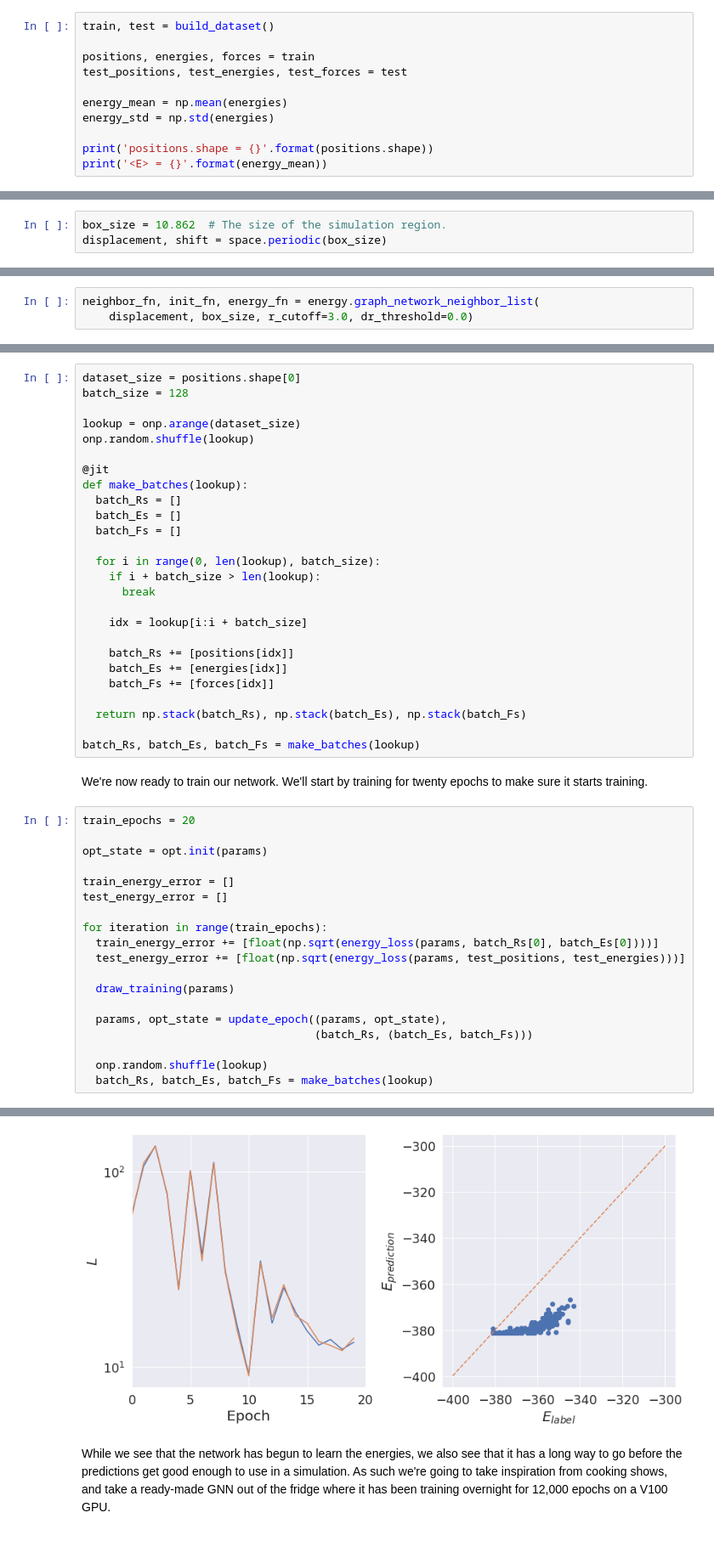
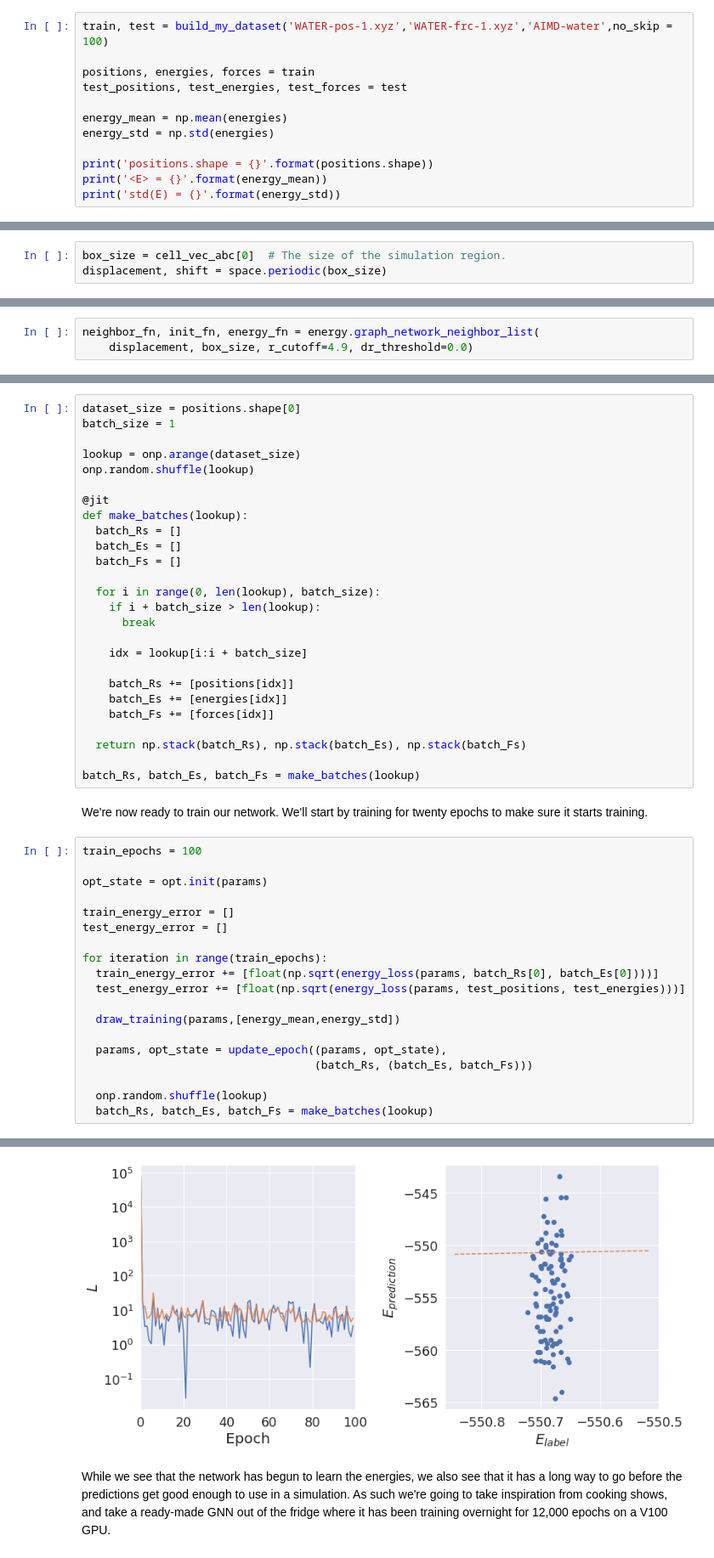
Before and after one commit to gabriele16/jax-md, a Jupyter notebook: notebooks/mytest_neural_networks.ipynb, the cells around one changed output, grey strips where cells are left out. Shown at 85% size. Cells and saved outputs as stored; diff of their text form.

```diff
--- a/notebooks/mytest_neural_networks.ipynb
+++ b/notebooks/mytest_neural_networks.ipynb
@@ -201,7 +257,7 @@ si_gnn.pickle       100%[===================>] 761,72K  --.-KB/s    in 0,07s
 # %% [markdown]
 We will then load the data using a small utility function into training and test sets. Each split will include particle positions, whole-system energies, and per-particle forces. To assist in training we will compute the mean and standard deviation of the data and use this to set the initial scale for our neural network.
 # %%
-train, test = build_dataset()
+train, test = build_my_dataset('WATER-pos-1.xyz','WATER-frc-1.xyz','AIMD-water',no_skip = 100)
 
 positions, energies, forces = train
 test_positions, test_energies, test_forces = test
@@ -211,4 +267,5 @@ energy_std = np.std(energies)
 
 print('positions.shape = {}'.format(positions.shape))
 print('<E> = {}'.format(energy_mean))
+print('std(E) = {}'.format(energy_std))
 # %% [output]
@@ -217,13 +275,13 @@ positions.shape = (2416, 64, 3)
 # %% [markdown]
 Next we create a space for our systems to live in using `periodic` boundary conditions.
 # %%
-box_size = 10.862  # The size of the simulation region.
+box_size = cell_vec_abc[0]  # The size of the simulation region.
 displacement, shift = space.periodic(box_size)
 # %% [markdown]
 We can now instantiate a graph neural network using the `energy.graph_network_neighbor_list` command. This neural network is based on [recent work](https://www.nature.com/articles/s41567-020-0842-8) modelling defects in disordered solids. See that paper or the review by [Battaglia et al.](https://arxiv.org/abs/1806.01261) for details. We will add edges between all neighbors that are separated by less than a cutoff of 3 Angstroms. In JAX MD neural network potentials are specified by a triple of functions: a `neighbor_fn` that creates a list of neighbors that reside within the cutoff, an `init_fn` that initializes the parameters of the network, and an `energy_fn` that evaluates the model.
 # %%
 neighbor_fn, init_fn, energy_fn = energy.graph_network_neighbor_list(
-    displacement, box_size, r_cutoff=3.0, dr_threshold=0.0)
+    displacement, box_size, r_cutoff=4.9, dr_threshold=0.0)
 # %% [markdown]
 To start with, we construct an initial neighbor list which will be used to estimate the maximum number of neighbors. This is necessary since XLA needs to have static shapes to enable JIT compilation. See [here](https://github.com/google/jax-md#spatial-partitioning-partitionpy) for details.
 # %%
@@ -312,7 +370,7 @@ def update_epoch(params_and_opt_state, batches):
 Finally, we will write a function that creates an epoch's worth of batches given a lookup table that shuffles all of the states in the training set.
 # %%
 dataset_size = positions.shape[0]
-batch_size = 128
+batch_size = 1
 
 lookup = onp.arange(dataset_size)
 onp.random.shuffle(lookup)
@@ -339,27 +397,27 @@ batch_Rs, batch_Es, batch_Fs = make_batches(lookup)
 # %% [markdown]
 We're now ready to train our network. We'll start by training for twenty epochs to make sure it starts training.
 # %%
-train_epochs = 20
+train_epochs = 100
 
 opt_state = opt.init(params)
 
 train_energy_error = []
 test_energy_error = []
 
 for iteration in range(train_epochs):
   train_energy_error += [float(np.sqrt(energy_loss(params, batch_Rs[0], batch_Es[0])))]
   test_energy_error += [float(np.sqrt(energy_loss(params, test_positions, test_energies)))]
 
-  draw_training(params)
+  draw_training(params,[energy_mean,energy_std])
 
   params, opt_state = update_epoch((params, opt_state),
                                    (batch_Rs, (batch_Es, batch_Fs)))
 
   onp.random.shuffle(lookup)
   batch_Rs, batch_Es, batch_Fs = make_batches(lookup)
 # %% [output]
 <Figure size 432x288 with 0 Axes>
-[figure, old version]
+[figure, new version]
 # %% [markdown]
 While we see that the network has begun to learn the energies, we also see that it has a long way to go before the predictions get good enough to use in a simulation. As such we're going to take inspiration from cooking shows, and take a ready-made GNN out of the fridge where it has been training overnight for 12,000 epochs on a V100 GPU.
 # %%
```
Also changed, not shown: parts of 10 cells of this notebook.
